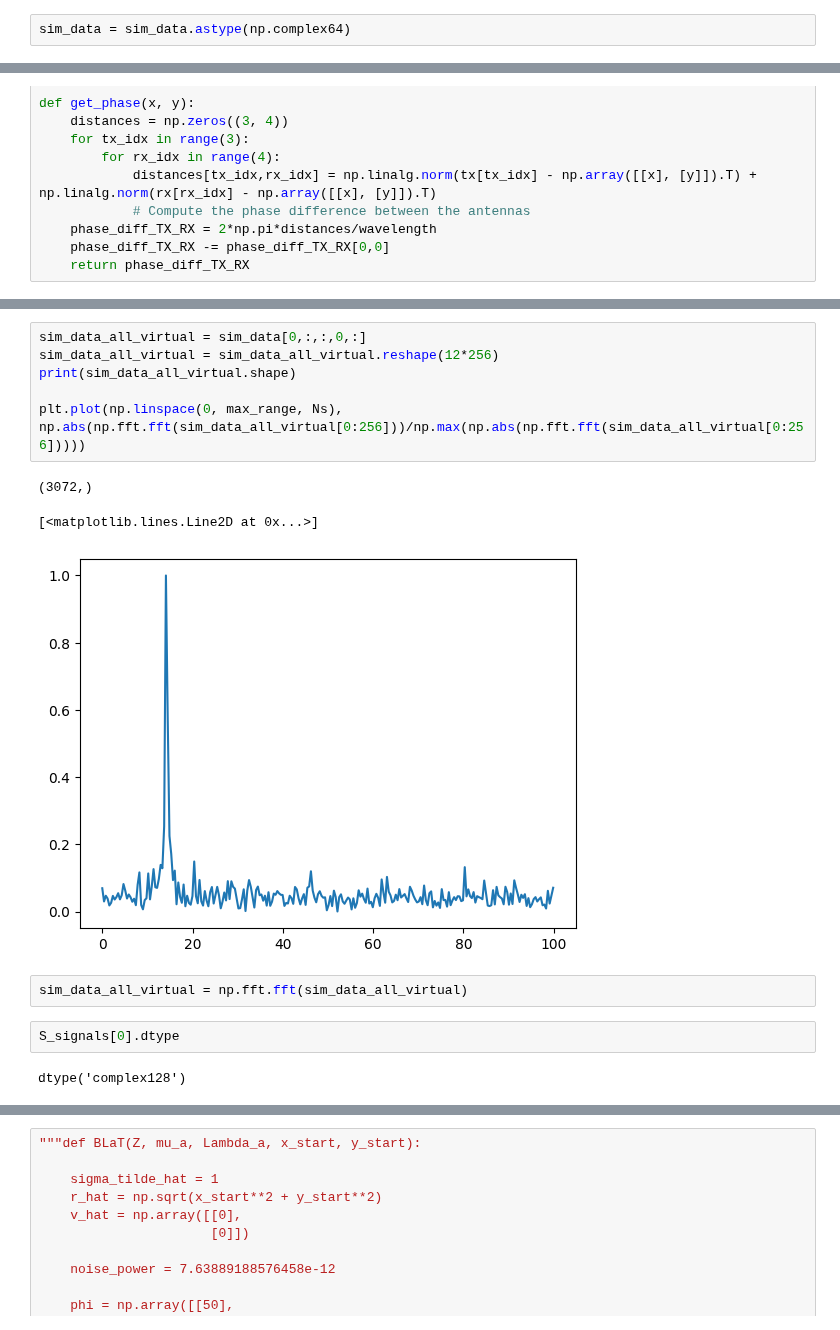
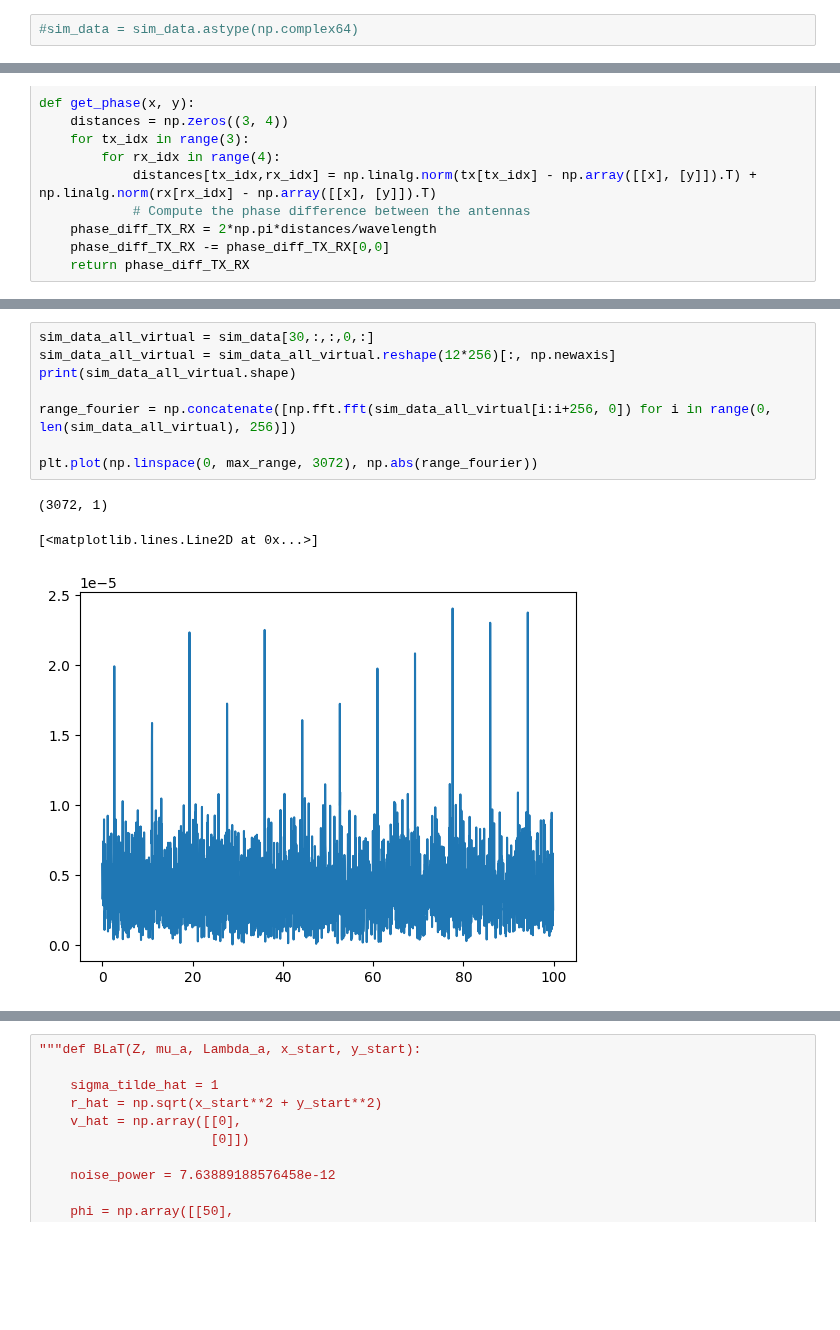
Before and after one commit to RHIMMELAND/MMARS, a Jupyter notebook: examples/BLaT_test.ipynb, the cells around one changed output, grey strips where cells are left out. Cells and saved outputs as stored; diff of their text form; blank space fills up the shorter version.

```diff
--- a/examples/BLaT_test.ipynb
+++ b/examples/BLaT_test.ipynb
@@ -11,5 +11,5 @@ sim_data = pickle.load(file)
 
 file.close()
 # %%
-sim_data = sim_data.astype(np.complex64)
+#sim_data = sim_data.astype(np.complex64)
 # %%
@@ -145,19 +152,15 @@ plt.plot(np.linspace(0, max_range, Ns), np.abs(S_signals[2080][0:256]))
 # %%
-sim_data_all_virtual = sim_data[0,:,:,0,:]
-sim_data_all_virtual = sim_data_all_virtual.reshape(12*256)
+sim_data_all_virtual = sim_data[30,:,:,0,:]
+sim_data_all_virtual = sim_data_all_virtual.reshape(12*256)[:, np.newaxis]
 print(sim_data_all_virtual.shape)
 
-plt.plot(np.linspace(0, max_range, Ns), np.abs(np.fft.fft(sim_data_all_virtual[0:256]))/np.max(np.abs(np.fft.fft(sim_data_all_virtual[0:256]))))
+range_fourier = np.concatenate([np.fft.fft(sim_data_all_virtual[i:i+256, 0]) for i in range(0, len(sim_data_all_virtual), 256)])
+
+plt.plot(np.linspace(0, max_range, 3072), np.abs(range_fourier))
 # %% [output]
-(3072,)
+(3072, 1)
 [<matplotlib.lines.Line2D at 0x...>]
-[figure, old version]
+[figure, new version]
-# %%
-sim_data_all_virtual = np.fft.fft(sim_data_all_virtual)
-# %%
-S_signals[0].dtype
-# %% [output]
-dtype('complex128')
 # %%
 Lambda_z = np.eye(3072) * 0.2
 
```
Also changed, not shown: parts of 11 cells of this notebook.
